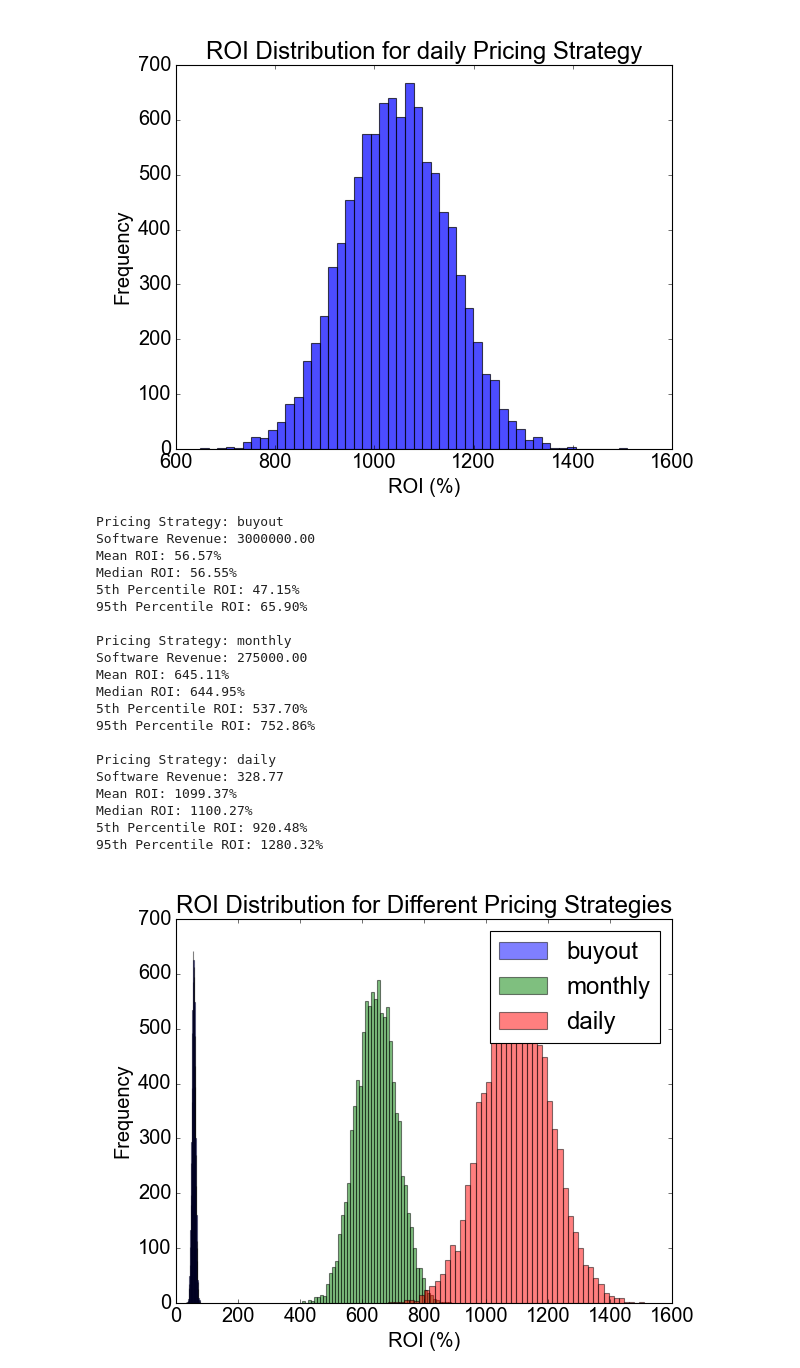
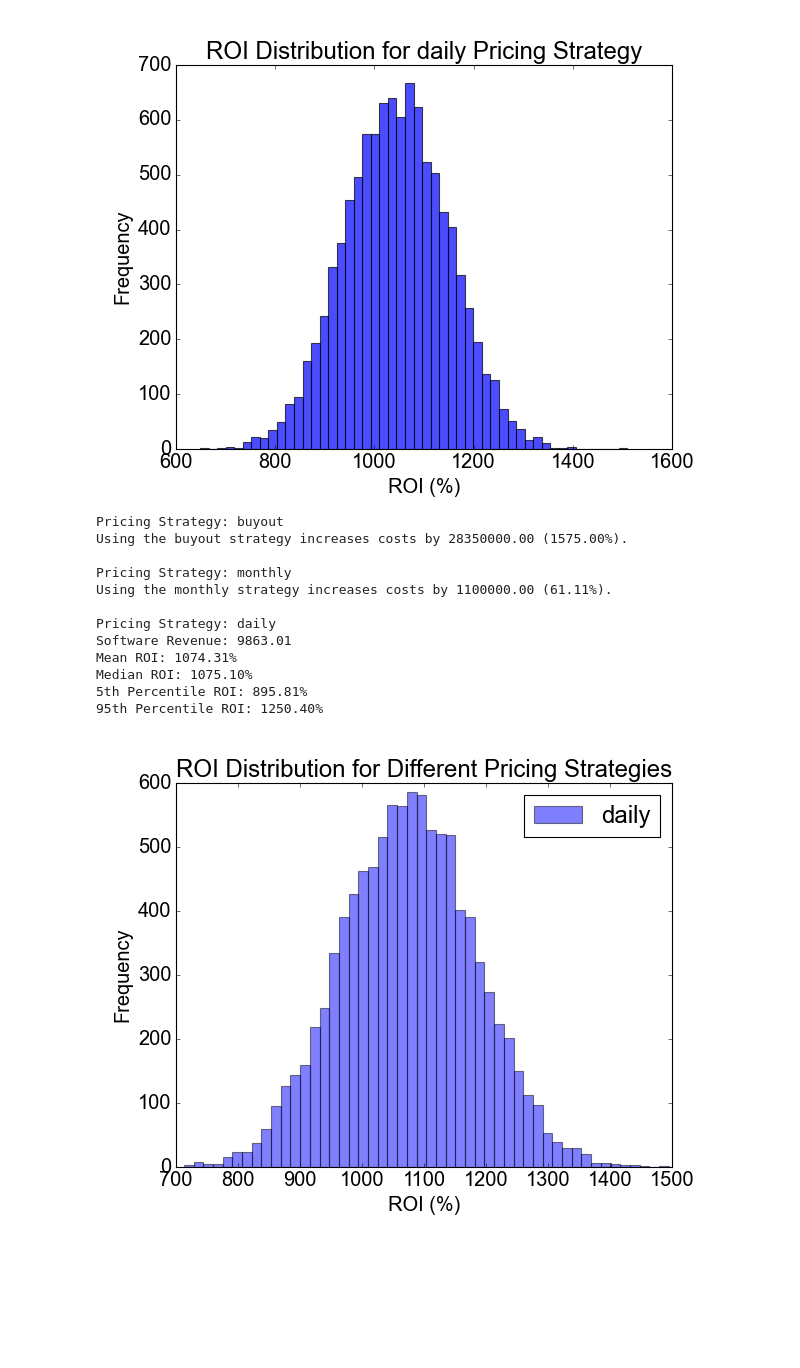
Before and after one commit to scarket/ROI_calculation, a Jupyter notebook: ROI_simulation.ipynb, the cells around one changed output. Saved outputs shown, nothing was run; the diff lists cells and outputs as text; code cells hidden in the pictures; blank space fills up the shorter version.

```diff
--- a/ROI_simulation.ipynb
+++ b/ROI_simulation.ipynb
@@ -127,6 +127,17 @@ Median ROI: 1044.75%
 The most optimal pricing strategy for ROI is: daily
 [figure]
 # %%
+manual_num_people = 3
+manual_hours_per_catalog = 200
+hourly_wage = 1000
+software_num_people = 1
+software_hours_per_catalog = 50
+catalog_number = 3
+software_basiccost = 30000000
+monthly_increase_ratio = 0.1  # 按月价格是买断价格的10%涨价
+daily_increase_ratio = 0.2   # 按天价格是买断价格的20%涨价
+trials = 10000
+
 def pricing_strategy_cost(software_basiccost, pricing_strategy, monthly_increase_ratio, daily_increase_ratio, duration):
     if pricing_strategy == 'buyout':
         return software_basiccost
@@ -149,21 +160,25 @@ def calculate_revenue(software_basiccost, pricing_strategy, monthly_increase_rat
         daily_cost = software_basiccost / 365 * (1 + daily_increase_ratio)
         return daily_cost * duration * catalog_number
 
-# ... [其他代码部分保持不变]
+def calculate_roi(software_cost, catalog_number, manual_num_people, manual_hours_per_catalog, hourly_wage, software_num_people, software_hours_per_catalog, trials=10000):
+    manual_costs = manual_num_people * manual_hours_per_catalog * hourly_wage * catalog_number
+    software_operation_costs = software_num_people * software_hours_per_catalog * hourly_wage * catalog_number
+    total_software_costs = software_operation_costs + software_cost
 
-manual_num_people = 3
-manual_hours_per_catalog = 200
-hourly_wage = 1000
-software_num_people = 1
-software_hours_per_catalog = 50
-catalog_number = 3
-software_basiccost = 1000000
-monthly_increase_ratio = 0.1  # 按月价格是买断价格的10%涨价
-daily_increase_ratio = 0.2   # 按天价格是买断价格的20%涨价
-trials = 10000
+    cost_savings = manual_costs - total_software_costs
+
+    if cost_savings < 0:
+        cost_increase = -cost_savings
+        cost_increase_percentage = (cost_increase / manual_costs) * 100
+        return None, cost_increase, cost_increase_percentage
+
+    savings_distribution = np.random.normal(cost_savings, cost_savings*0.1, trials) # 假设成本节省的标准差为10%
+    rois = savings_distribution / total_software_costs * 100
+    return rois, None, None
 
 strategies = ['buyout', 'monthly', 'daily']
-durations = [12, 1, 1/30]
+optimal_strategy = None
+
 
 roi_results = {}
 
@@ -189,46 +204,38 @@ for strategy, duration in zip(strategies, durations):
         print(f"Mean ROI: {mean:.2f}%")
         print(f"Median ROI: {median:.2f}%")
         print(f"5th Percentile ROI: {p5:.2f}%")
         print(f"95th Percentile ROI: {p95:.2f}%\n")
     else:
         print(f"Pricing Strategy: {strategy}")
         print(f"Using the {strategy} strategy increases costs by {cost_increase:.2f} ({cost_increase_percentage:.2f}%).\n")
 
 
 # 绘制所有正ROI的定价策略的ROI分布
 plt.close('all')
 plt.style.use('classic')
 fig = plt.figure()
 fig.patch.set_facecolor('w')  # 図全体の背景色
 plt.rc('font',family='Arial',size=18) # 全局字体
 colors = ['blue', 'green', 'red']
 for strategy, color in zip(roi_results.keys(), colors):
     plt.hist(roi_results[strategy], bins=50, edgecolor='k', alpha=0.5, color=color, label=strategy)
 
 plt.title('ROI Distribution for Different Pricing Strategies')
 plt.xlabel('ROI (%)')
 plt.ylabel('Frequency')
 plt.legend()
 plt.show()
 # %% [output]
 Pricing Strategy: buyout
-Software Revenue: 3000000.00
-Mean ROI: 56.57%
-Median ROI: 56.55%
-5th Percentile ROI: 47.15%
-95th Percentile ROI: 65.90%
+Using the buyout strategy increases costs by 28350000.00 (1575.00%).
 
 Pricing Strategy: monthly
-Software Revenue: 275000.00
-Mean ROI: 645.11%
-Median ROI: 644.95%
-5th Percentile ROI: 537.70%
-95th Percentile ROI: 752.86%
+Using the monthly strategy increases costs by 1100000.00 (61.11%).
 
 Pricing Strategy: daily
-Software Revenue: 328.77
-Mean ROI: 1099.37%
-Median ROI: 1100.27%
-5th Percentile ROI: 920.48%
-95th Percentile ROI: 1280.32%
+Software Revenue: 9863.01
+Mean ROI: 1074.31%
+Median ROI: 1075.10%
+5th Percentile ROI: 895.81%
+95th Percentile ROI: 1250.40%
-[figure, old version]
+[figure, new version]
```
